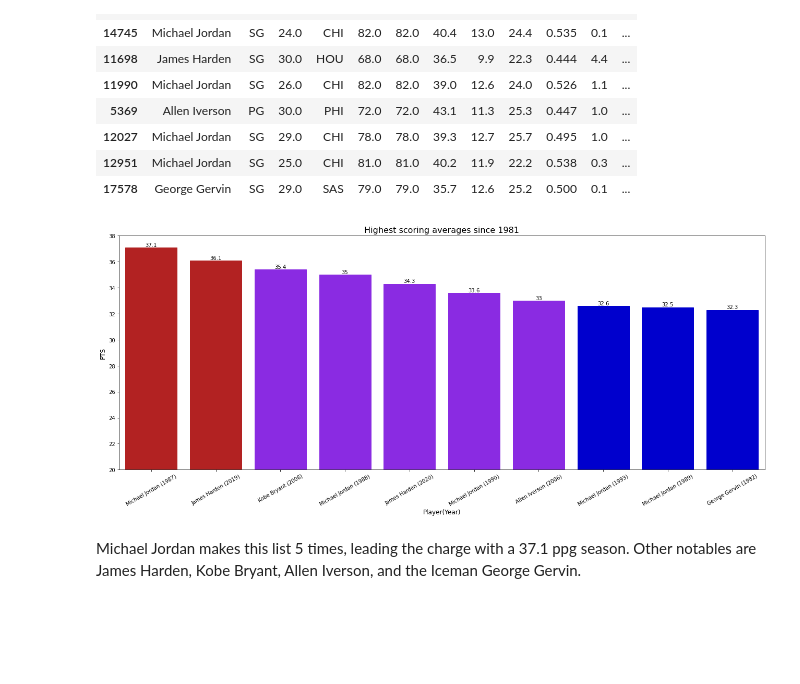
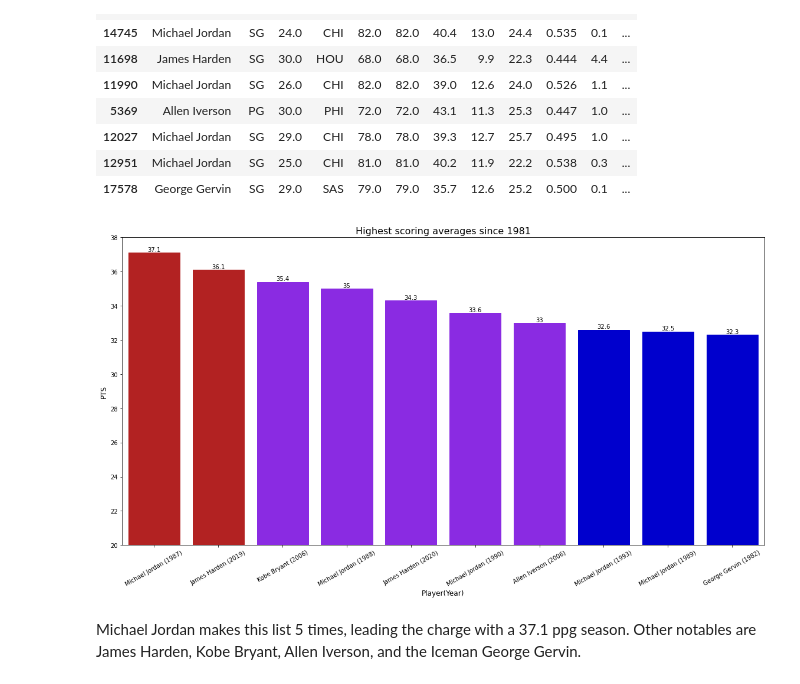
Before and after one commit to dcast822/NBA_analysis, a Jupyter notebook: 02_data_cleaning.ipynb, the cells around one changed output. Saved outputs shown, nothing was run; the diff lists cells and outputs as text; code cells hidden in the pictures; blank space fills up the shorter version.

```diff
--- a/02_data_cleaning.ipynb
+++ b/02_data_cleaning.ipynb
@@ -572,25 +573,26 @@ highest_scoring_avg = all_stats[all_stats["G"]>65].sort_values("PTS", ascending
 # %%
 highest_scoring_avg = highest_scoring_avg[:10]
 # %%
-plt.figure(figsize = (18,8))
+plt.figure(figsize = (16,9))
 plt.title("Highest scoring averages since 1981", fontsize = 16)
 plt.xlabel("Player",fontsize = 12)
 plt.ylabel("PPG", fontsize = 12)
 plt.ylim(20,38)
 plt.xticks(rotation = 30)
 ax_2 = sns.barplot(data=highest_scoring_avg, x= "Player(Year)", y = "PTS", color = 'mediumseagreen')
 for i in ax_2.containers:
     ax_2.bar_label(i, label_type= 'edge')
 for bar in ax_2.patches:
     if bar.get_height()>36:
         bar.set_color('firebrick')
     elif bar.get_height()>=33:
         bar.set_color('blueviolet')
     else:
         bar.set_color('mediumblue')
-plt.tight_layout();
+plt.tight_layout()
+plt.savefig('images/high_scoring_averages.png');
 # %% [output]
-[figure, old version]
+[figure, new version]
 # %% [markdown]
 Michael Jordan makes this list 5 times, leading the charge with a 37.1 ppg season.  Other notables are James Harden, Kobe Bryant, Allen Iverson, and the Iceman George Gervin.
 # %%
```
Also changed, not shown: parts of 9 cells of this notebook, 5 other files.
